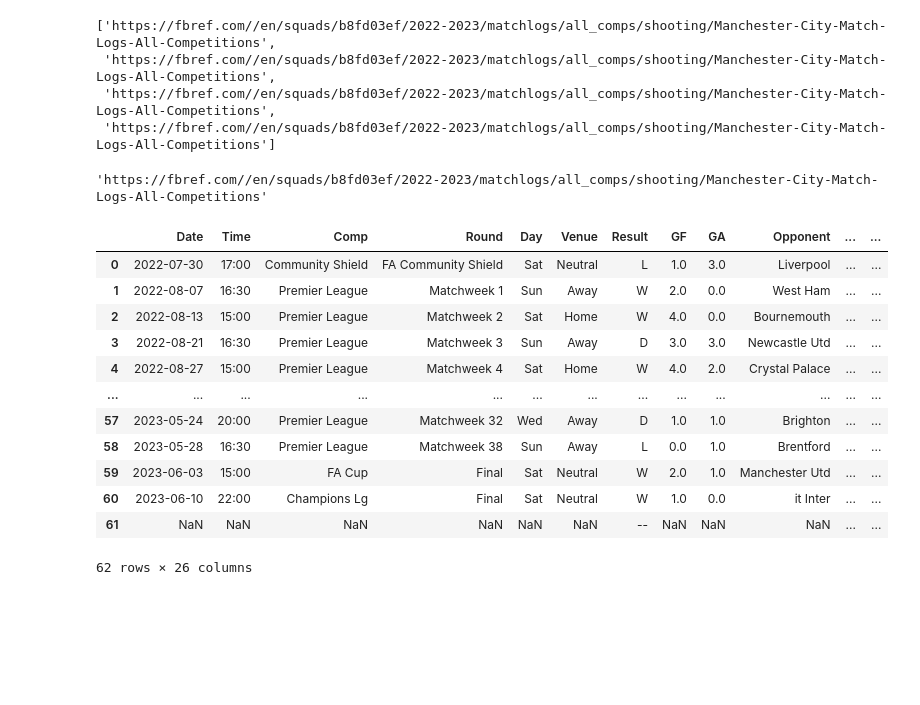
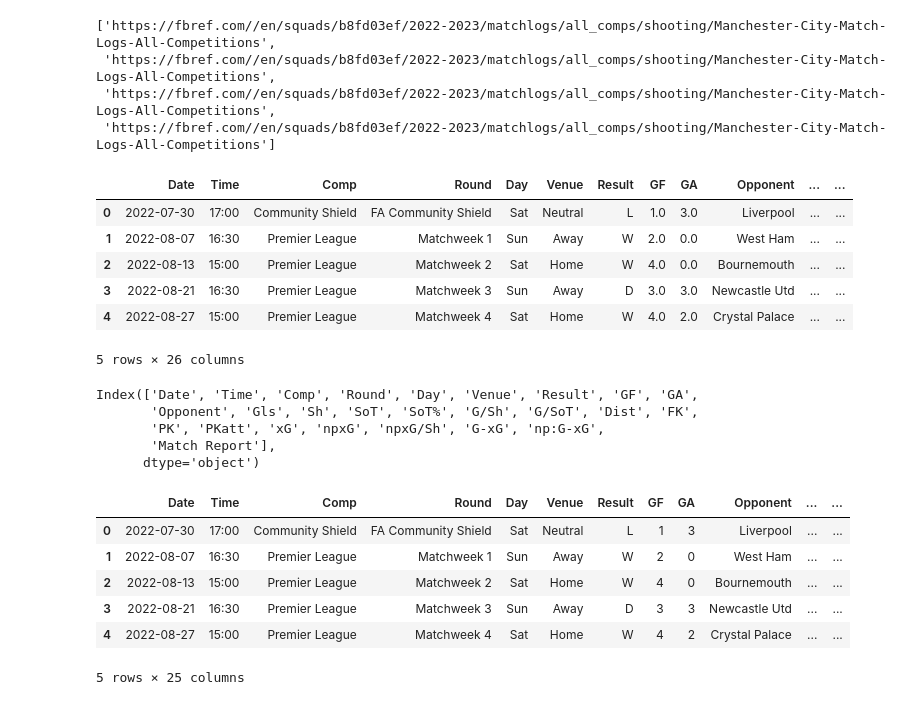
Before and after one commit to Grzegorz1997/Data-Analysis, a Jupyter notebook: Web Scraping Football Matches From The Premier League/extract_test.ipynb, the cells around one changed output. Drawn from its saved outputs; the diff is of its cells as text; code cells hidden in the pictures; blank space fills up the shorter version.

Commit message:
merged stats and shooting tables

```diff
--- a/Web Scraping Football Matches From The Premier League/extract_test.ipynb
+++ b/Web Scraping Football Matches From The Premier League/extract_test.ipynb
@@ -94,27 +103,25 @@ cleaned_links
  'https://fbref.com//en/squads/b8fd03ef/2022-2023/matchlogs/all_comps/shooting/Manchester-City-Match-Logs-All-Competitions']
 # %%
 shoot_link = cleaned_links[0]
-# %%
-shoot_link
-# %% [output]
-'https://fbref.com//en/squads/b8fd03ef/2022-2023/matchlogs/all_comps/shooting/Manchester-City-Match-Logs-All-Competitions'
 # %%
 shoot_data = requests.get(shoot_link)
 # %%
 shoot_df = pd.read_html(shoot_data.text, match = "Shooting",header=1)[0]
 # %%
-shoot_df
+shoot_df.head()
 # %% [output]
 |  | Date | Time | Comp | Round | Day | Venue | Result | GF | GA | Opponent | ... | ... |
 | 0 | 2022-07-30 | 17:00 | Community Shield | FA Community Shield | Sat | Neutral | L | 1.0 | 3.0 | Liverpool | ... | ... |
 | 1 | 2022-08-07 | 16:30 | Premier League | Matchweek 1 | Sun | Away | W | 2.0 | 0.0 | West Ham | ... | ... |
 | 2 | 2022-08-13 | 15:00 | Premier League | Matchweek 2 | Sat | Home | W | 4.0 | 0.0 | Bournemouth | ... | ... |
 | 3 | 2022-08-21 | 16:30 | Premier League | Matchweek 3 | Sun | Away | D | 3.0 | 3.0 | Newcastle Utd | ... | ... |
 | 4 | 2022-08-27 | 15:00 | Premier League | Matchweek 4 | Sat | Home | W | 4.0 | 2.0 | Crystal Palace | ... | ... |
-| ... | ... | ... | ... | ... | ... | ... | ... | ... | ... | ... | ... | ... |
-| 57 | 2023-05-24 | 20:00 | Premier League | Matchweek 32 | Wed | Away | D | 1.0 | 1.0 | Brighton | ... | ... |
-| 58 | 2023-05-28 | 16:30 | Premier League | Matchweek 38 | Sun | Away | L | 0.0 | 1.0 | Brentford | ... | ... |
-| 59 | 2023-06-03 | 15:00 | FA Cup | Final | Sat | Neutral | W | 2.0 | 1.0 | Manchester Utd | ... | ... |
-| 60 | 2023-06-10 | 22:00 | Champions Lg | Final | Sat | Neutral | W | 1.0 | 0.0 | it Inter | ... | ... |
-| 61 | NaN | NaN | NaN | NaN | NaN | NaN | -- | NaN | NaN | NaN | ... | ... |
-62 rows × 26 columns
+5 rows × 26 columns
+# %%
+shoot_df.columns
+# %% [output]
+Index(['Date', 'Time', 'Comp', 'Round', 'Day', 'Venue', 'Result', 'GF', 'GA',
+       'Opponent', 'Gls', 'Sh', 'SoT', 'SoT%', 'G/Sh', 'G/SoT', 'Dist', 'FK',
+       'PK', 'PKatt', 'xG', 'npxG', 'npxG/Sh', 'G-xG', 'np:G-xG',
+       'Match Report'],
+      dtype='object')
@@ -120,0 +130,10 @@ shoot_df
+# %%
+merged_df.head()
+# %% [output]
+|  | Date | Time | Comp | Round | Day | Venue | Result | GF | GA | Opponent | ... | ... |
+| 0 | 2022-07-30 | 17:00 | Community Shield | FA Community Shield | Sat | Neutral | L | 1 | 3 | Liverpool | ... | ... |
+| 1 | 2022-08-07 | 16:30 | Premier League | Matchweek 1 | Sun | Away | W | 2 | 0 | West Ham | ... | ... |
+| 2 | 2022-08-13 | 15:00 | Premier League | Matchweek 2 | Sat | Home | W | 4 | 0 | Bournemouth | ... | ... |
+| 3 | 2022-08-21 | 16:30 | Premier League | Matchweek 3 | Sun | Away | D | 3 | 3 | Newcastle Utd | ... | ... |
+| 4 | 2022-08-27 | 15:00 | Premier League | Matchweek 4 | Sat | Home | W | 4 | 2 | Crystal Palace | ... | ... |
+5 rows × 25 columns
```
Also changed, not shown: parts of 2 cells of this notebook.
